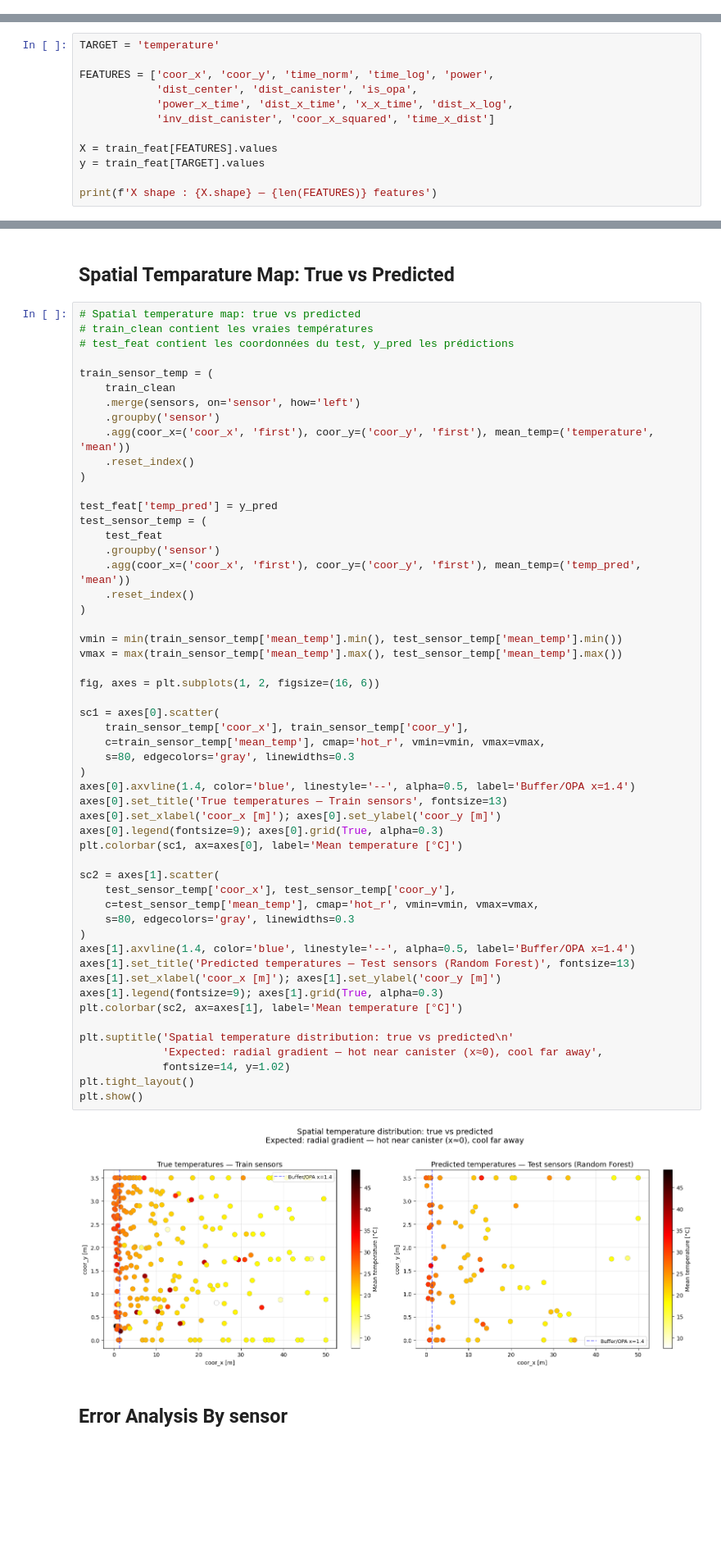
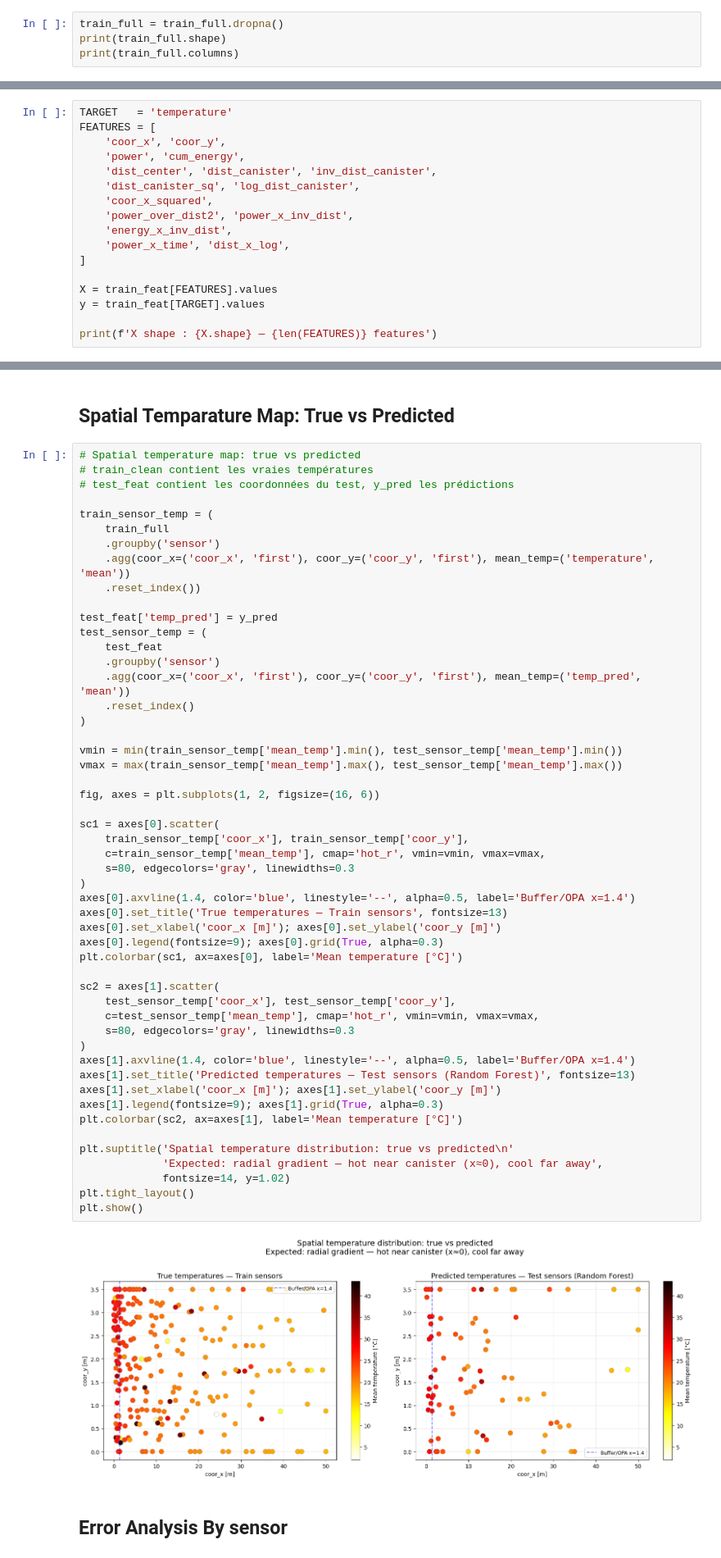
Before and after one commit to NourNaja-leb/IntroML-2026, a Jupyter notebook: ml_project/train_rf.ipynb, the cells around one changed output, grey strips where cells are left out. Shown at 82% size. Drawn from its saved outputs; the diff is of its cells as text; blank space fills up the shorter version.

```diff
--- a/ml_project/train_rf.ipynb
+++ b/ml_project/train_rf.ipynb
@@ -113,0 +101,4 @@ NameError: name 'train' is not defined
+# %%
+train_full = train_full.dropna()
+print(train_full.shape)
+print(train_full.columns)
@@ -284,10 +722,15 @@ Features disponibles : ['sensor', 'time', 'power', 'temperature', 'coor_x', 'coo
 # %%
-TARGET = 'temperature'
-
-FEATURES = ['coor_x', 'coor_y', 'time_norm', 'time_log', 'power',
-            'dist_center', 'dist_canister', 'is_opa',
-            'power_x_time', 'dist_x_time', 'x_x_time', 'dist_x_log',
-            'inv_dist_canister', 'coor_x_squared', 'time_x_dist']
+TARGET   = 'temperature'
+FEATURES = [
+    'coor_x', 'coor_y',
+    'power', 'cum_energy',
+    'dist_center', 'dist_canister', 'inv_dist_canister',
+    'dist_canister_sq', 'log_dist_canister',
+    'coor_x_squared',
+    'power_over_dist2', 'power_x_inv_dist',
+    'energy_x_inv_dist',
+    'power_x_time', 'dist_x_log',
+]
 
 X = train_feat[FEATURES].values
 y = train_feat[TARGET].values
@@ -437,12 +878,10 @@ plt.show()
 # test_feat contient les coordonnées du test, y_pred les prédictions
 
 train_sensor_temp = (
-    train_clean
-    .merge(sensors, on='sensor', how='left')
+    train_full
     .groupby('sensor')
     .agg(coor_x=('coor_x', 'first'), coor_y=('coor_y', 'first'), mean_temp=('temperature', 'mean'))
-    .reset_index()
-)
+    .reset_index())
 
 test_feat['temp_pred'] = y_pred
 test_sensor_temp = (
@@ -458,34 +897,34 @@ vmax = max(train_sensor_temp['mean_temp'].max(), test_sensor_temp['mean_temp'].m
 fig, axes = plt.subplots(1, 2, figsize=(16, 6))
 
 sc1 = axes[0].scatter(
     train_sensor_temp['coor_x'], train_sensor_temp['coor_y'],
     c=train_sensor_temp['mean_temp'], cmap='hot_r', vmin=vmin, vmax=vmax,
     s=80, edgecolors='gray', linewidths=0.3
 )
 axes[0].axvline(1.4, color='blue', linestyle='--', alpha=0.5, label='Buffer/OPA x=1.4')
 axes[0].set_title('True temperatures — Train sensors', fontsize=13)
 axes[0].set_xlabel('coor_x [m]'); axes[0].set_ylabel('coor_y [m]')
 axes[0].legend(fontsize=9); axes[0].grid(True, alpha=0.3)
 plt.colorbar(sc1, ax=axes[0], label='Mean temperature [°C]')
 
 sc2 = axes[1].scatter(
     test_sensor_temp['coor_x'], test_sensor_temp['coor_y'],
     c=test_sensor_temp['mean_temp'], cmap='hot_r', vmin=vmin, vmax=vmax,
     s=80, edgecolors='gray', linewidths=0.3
 )
 axes[1].axvline(1.4, color='blue', linestyle='--', alpha=0.5, label='Buffer/OPA x=1.4')
 axes[1].set_title('Predicted temperatures — Test sensors (Random Forest)', fontsize=13)
 axes[1].set_xlabel('coor_x [m]'); axes[1].set_ylabel('coor_y [m]')
 axes[1].legend(fontsize=9); axes[1].grid(True, alpha=0.3)
 plt.colorbar(sc2, ax=axes[1], label='Mean temperature [°C]')
 
 plt.suptitle('Spatial temperature distribution: true vs predicted\n'
              'Expected: radial gradient — hot near canister (x≈0), cool far away',
              fontsize=14, y=1.02)
 plt.tight_layout()
 plt.show()
 # %% [output]
-[figure, old version]
+[figure, new version]
 # %% [markdown]
 ## Error Analysis By sensor
 # %%
```
Also changed, not shown: parts of 36 cells of this notebook, 3 other files.
